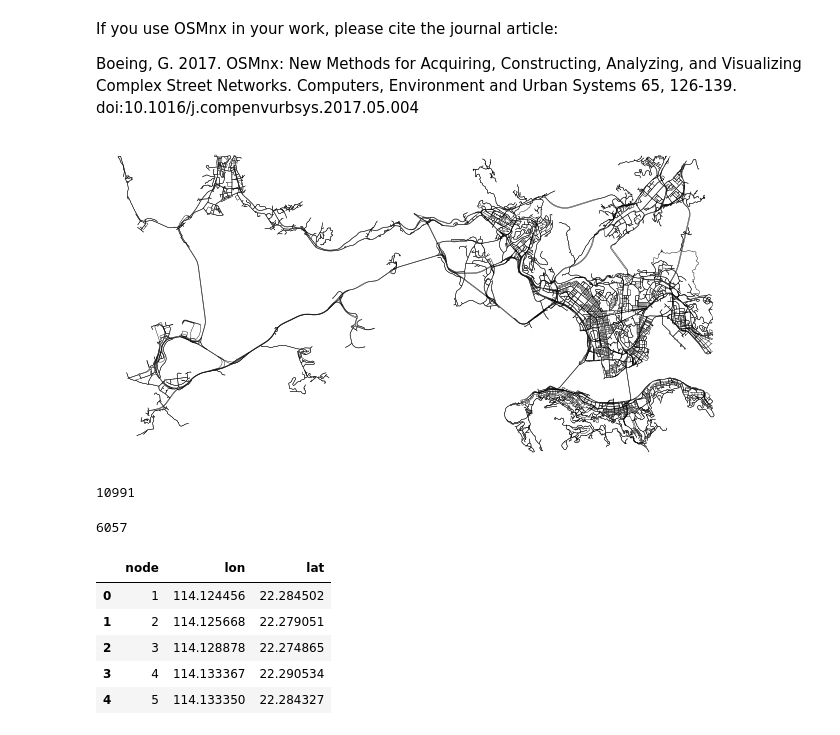
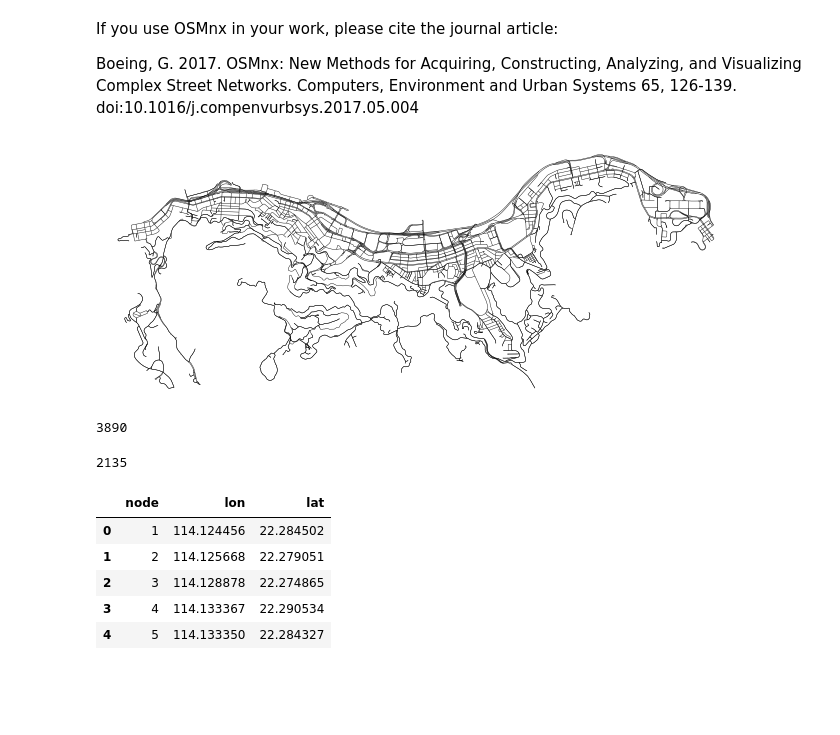
Before and after one commit to khzhang2/HK_region_partition, a Jupyter notebook: HK_region_partition_HKI_KL.ipynb, the cells around one changed output. Cells and saved outputs as stored; diff of their text form; code cells hidden in the pictures; blank space fills up the shorter version.

```diff
--- a/HK_region_partition_HKI_KL.ipynb
+++ b/HK_region_partition_HKI_KL.ipynb
@@ -12,34 +12,28 @@ import matplotlib.pyplot as plt
 import ipdb
 # %%
 # get HK island road network
-# G_hk = ox.graph.graph_from_bbox(
-#     22.356940238218694, 22.258178, 114.2259475, 114.124862,
-#     network_type='drive',
-#     retain_all=False,
-#     truncate_by_edge=False,
-#     simplify=True
-# )
-
+# hk island: 22.296438, 22.258178, 114.222375, 114.124862,
+# hk island and kowloon: 22.356940238218694, 22.258178, 114.2259475, 114.124862,
 G_hk = ox.graph.graph_from_bbox(
-    22.40164967258573, 22.258178, 114.2259475, 113.90235495550314,
+    22.296438, 22.258178, 114.222375, 114.124862,
     network_type='drive',
     retain_all=False,
     truncate_by_edge=False,
     simplify=True
 )
 
 
 fig, ax = ox.plot.plot_graph(G_hk, node_size=0, bgcolor='w', edge_color='k', edge_linewidth=.3, save=1, filepath='./hkmap/hk.png', dpi=500)
 # %% [output]
-[figure, old version]
+[figure, new version]
 # %%
 len(G_hk.edges)
 # %% [output]
-10991
+3890
 # %%
 len(G_hk.nodes)
 # %% [output]
-6057
+2135
 # %%
 poly_node = pd.read_csv('./hkmap/polygon_verteces.csv')
 
```
Also changed, not shown: parts of 7 cells of this notebook, 4 other files.
